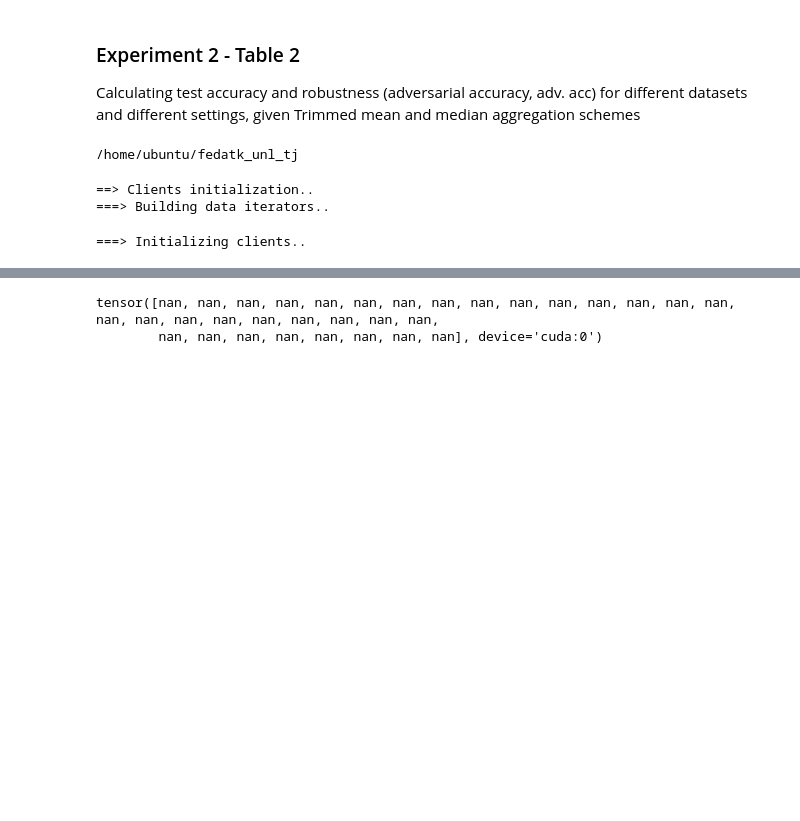
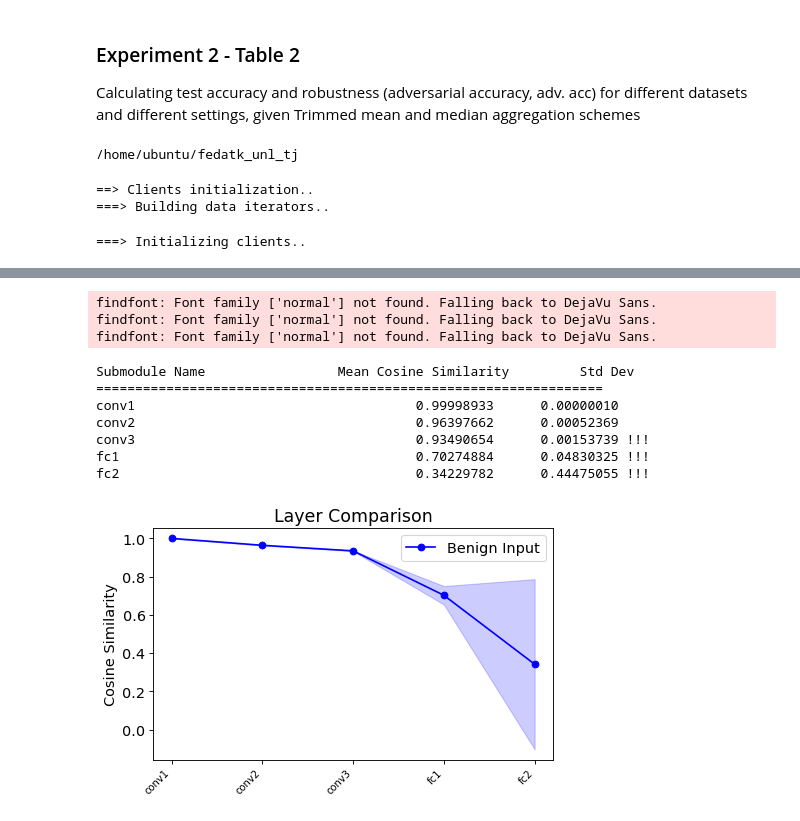
Before and after one commit to tj-kim/fedatk_unl_tj, a Jupyter notebook: icml25_exp/exp2_tbl2_robust_agg_stats.ipynb, the cells around one changed output, grey strips where cells are left out. Saved outputs shown, nothing was run; the diff lists cells and outputs as text; code cells hidden in the pictures; blank space fills up the shorter version.

```diff
--- a/icml25_exp/exp2_tbl2_robust_agg_stats.ipynb
+++ b/icml25_exp/exp2_tbl2_robust_agg_stats.ipynb
@@ -327,13 +185,14 @@ aggregation_op = 'trimmed_mean'
 aggregator.op = aggregation_op
 weight_scale_2 = 1
 atk_rounds = 1
-tm_beta = 0
+tm_beta = 0.05
 
 if False:
     print("updating adv data set")
 
-    # add adv dataset update
-    Fu = np.ones(num_user) * 0.5
+    # add adv dataset update - have last 15 clients generate adv examples
+    Fu = np.ones(num_user)
+    Fu[25:] = 0
 
     # Setting evasion attack parameters
     x_min = torch.min(aggregator.clients[0].adv_nn.dataloader.x_data).detach().cuda()
@@ -355,7 +214,7 @@ if False:
 
 for i in range(atk_rounds):
     print('round ', i)
-    UNL_mix(aggregator, adv_id=[0], model_inject=model_FAT, weight_scale_2 = weight_scale_2, keys=desired_keys, aggregation_op = aggregation_op, tm_beta = tm_beta)
+    UNL_mix(aggregator, adv_id=[0], model_inject=model_Fedavg, weight_scale_2 = weight_scale_2, keys=desired_keys, aggregation_op = aggregation_op, tm_beta = tm_beta)
 
 
 model_overfit = pull_model_from_agg(aggregator)
@@ -401,5 +232,0 @@ classifier.1                                                        nan
-# %%
-model_overfit.state_dict()['features.0.1.weight']
-# %% [output]
-tensor([nan, nan, nan, nan, nan, nan, nan, nan, nan, nan, nan, nan, nan, nan, nan, nan, nan, nan, nan, nan, nan, nan, nan, nan,
-        nan, nan, nan, nan, nan, nan, nan, nan], device='cuda:0')
@@ -408,3 +233,55 @@ model_overfit
+# %%
+dataloader = load_client_data(clients = aggregator.clients, c_id = 0, mode = 'test')
+x_data = dataloader.x_data.to(torch.float32)
+y_data = dataloader.y_data
+# Example usage
+# labs1, cs1 , std_dev1= compare_top_level_outputs_with_cosine_similarity(model_overfit, model_Fedavg, x_data.cuda())
+labs1, cs1 , std_dev1= compare_top_level_outputs_with_cosine_similarity_fnn(model_overfit, model_Fedavg, x_data.cuda())
+# Plotting setup
+font = {'family': 'normal', 'weight': 'normal', 'size': 13}
+threshold = 0.95
+
+# Set font and figure size
+plt.rc('font', **font)
+plt.figure(dpi=80, figsize=(6, 4))
+
+# Plot Cosine Similarities for both sets of inputs
+line_color1 = 'b'  # Color for benign input
+line_color2 = 'r'  # Color for adversarial input
+
+plt.plot(labs1, cs1, marker="o", color=line_color1, label="Benign Input")
+
+# Overlay standard deviation ranges with matching colors
+plt.fill_between(labs1,
+                 np.array(cs1) - std_dev1,
+                 np.array(cs1) + std_dev1,
+                 color=line_color1, alpha=0.2)
+
+
+# Add threshold line (optional)
+# plt.axhline(y=threshold, color="r", linestyle="--", label=f"Threshold = {threshold}")
+
+# Plot settings
+plt.xticks(rotation=45, ha="right", fontsize=9)
+plt.ylabel("Cosine Similarity")
+plt.title("Layer Comparison")
+plt.legend()
+plt.tight_layout()
+
+# Display the plot
+plt.show()
+# %% [output]
+findfont: Font family ['normal'] not found. Falling back to DejaVu Sans.
+findfont: Font family ['normal'] not found. Falling back to DejaVu Sans.
+findfont: Font family ['normal'] not found. Falling back to DejaVu Sans.
+Submodule Name                 Mean Cosine Similarity         Std Dev
+=================================================================
+conv1                                    0.99998933      0.00000010
+conv2                                    0.96397662      0.00052369
+conv3                                    0.93490654      0.00153739 !!!
+fc1                                      0.70274884      0.04830325 !!!
+fc2                                      0.34229782      0.44475055 !!!
+[figure, added]
 # %%
 # Take measurement for ARU attack
 aggregator.load_state(dir_path=save_path_FAT)
```
Also changed, not shown: parts of 10 cells of this notebook, 13 other files.
